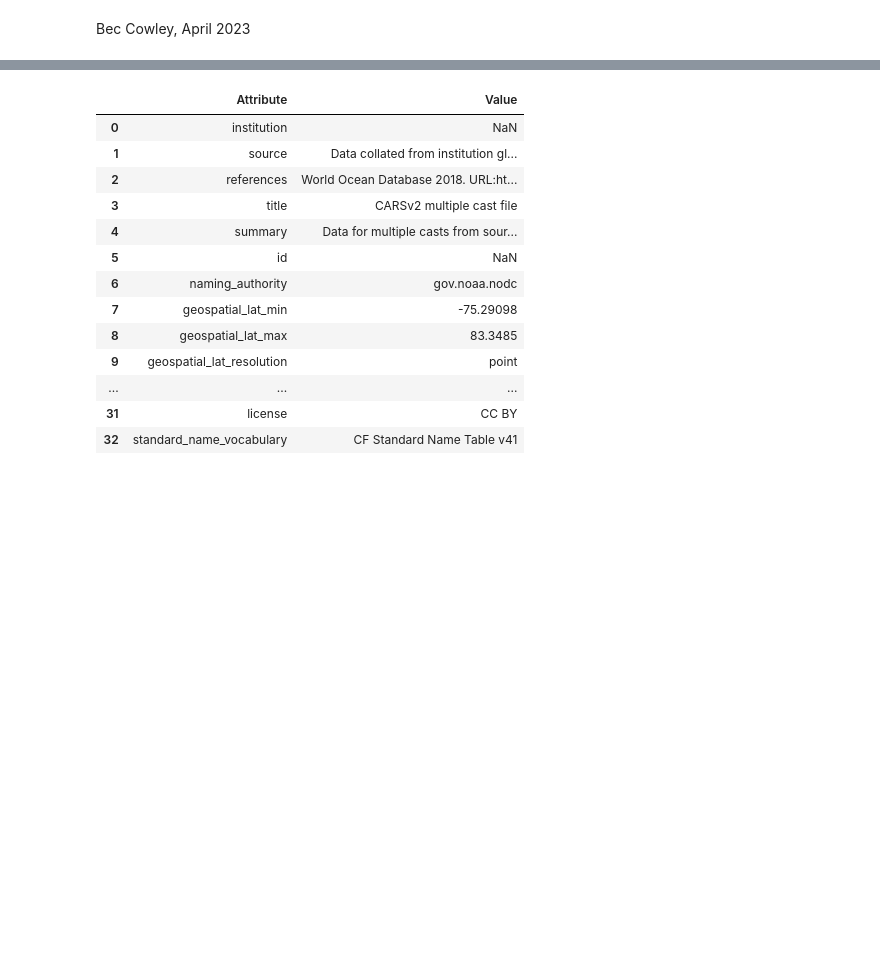
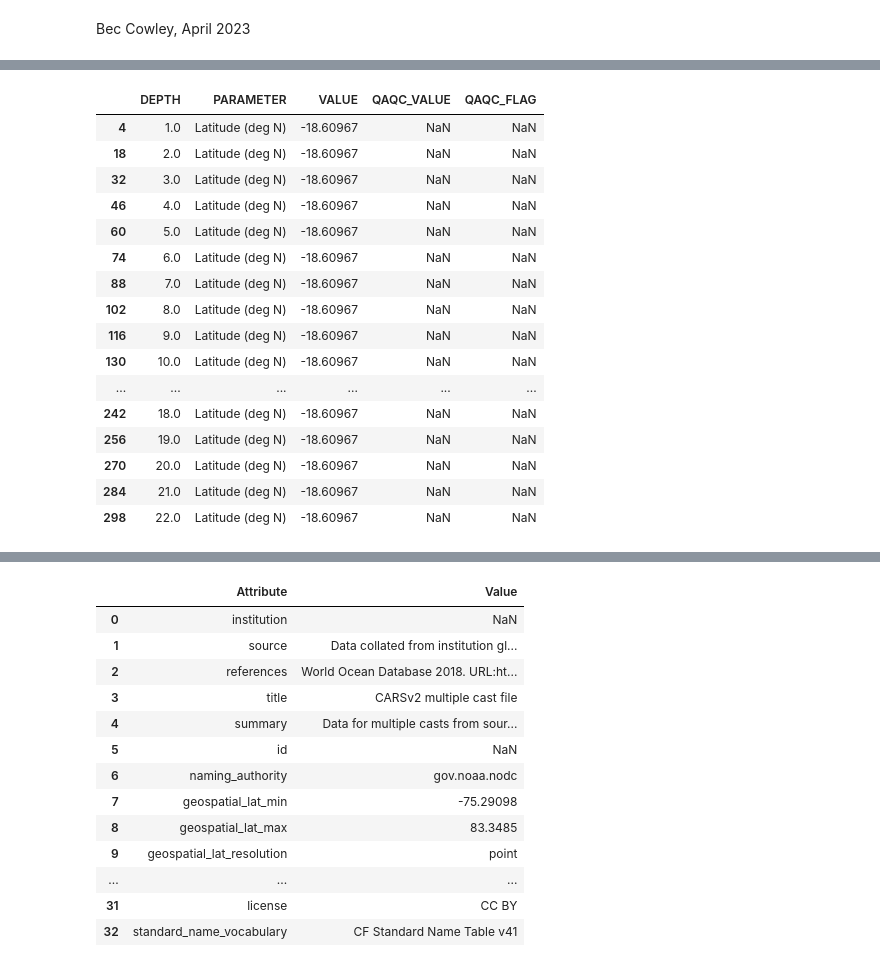
Before and after one commit to CARSv2/cars-v2, a Jupyter notebook: notebooks/CreateRaggedNC_WODformat.ipynb, the cells around one changed output, grey strips where cells are left out. Cells and saved outputs as stored; diff of their text form; code cells hidden in the pictures; blank space fills up the shorter version.

Commit message:
Some testing on conversion of AIMS csv files to ragged array NC

```diff
--- a/notebooks/CreateRaggedNC_WODformat.ipynb
+++ b/notebooks/CreateRaggedNC_WODformat.ipynb
@@ -17,0 +82,7 @@ outfile = '/oa-decadal-climate/work/observations/CARSv2_ancillary/outputNC/test.
+# %%
+# testing at the moment
+filn = str(next(filelist))
+# %%
+# try pandas to read the file
+df = pd.read_csv(filn, skiprows=15)
+df['PARAMETER'].unique()
@@ -17,0 +141,24 @@ outfile = '/oa-decadal-climate/work/observations/CARSv2_ancillary/outputNC/test.
+# %%
+# are the lat/long values the same as in the header?
+ind = df['PARAMETER'].str.contains('Lat')
+dflats = df.loc[ind,:]
+dflats
+# yes it does, no need to read these as variables, just use header information
+# %% [output]
+|  | DEPTH | PARAMETER | VALUE | QAQC_VALUE | QAQC_FLAG |
+| 4 | 1.0 | Latitude (deg N) | -18.60967 | NaN | NaN |
+| 18 | 2.0 | Latitude (deg N) | -18.60967 | NaN | NaN |
+| 32 | 3.0 | Latitude (deg N) | -18.60967 | NaN | NaN |
+| 46 | 4.0 | Latitude (deg N) | -18.60967 | NaN | NaN |
+| 60 | 5.0 | Latitude (deg N) | -18.60967 | NaN | NaN |
+| 74 | 6.0 | Latitude (deg N) | -18.60967 | NaN | NaN |
+| 88 | 7.0 | Latitude (deg N) | -18.60967 | NaN | NaN |
+| 102 | 8.0 | Latitude (deg N) | -18.60967 | NaN | NaN |
+| 116 | 9.0 | Latitude (deg N) | -18.60967 | NaN | NaN |
+| 130 | 10.0 | Latitude (deg N) | -18.60967 | NaN | NaN |
+| ... | ... | ... | ... | ... | ... |
+| 242 | 18.0 | Latitude (deg N) | -18.60967 | NaN | NaN |
+| 256 | 19.0 | Latitude (deg N) | -18.60967 | NaN | NaN |
+| 270 | 20.0 | Latitude (deg N) | -18.60967 | NaN | NaN |
+| 284 | 21.0 | Latitude (deg N) | -18.60967 | NaN | NaN |
+| 298 | 22.0 | Latitude (deg N) | -18.60967 | NaN | NaN |
```
Also changed, not shown: parts of 19 cells of this notebook, 1 other file.
